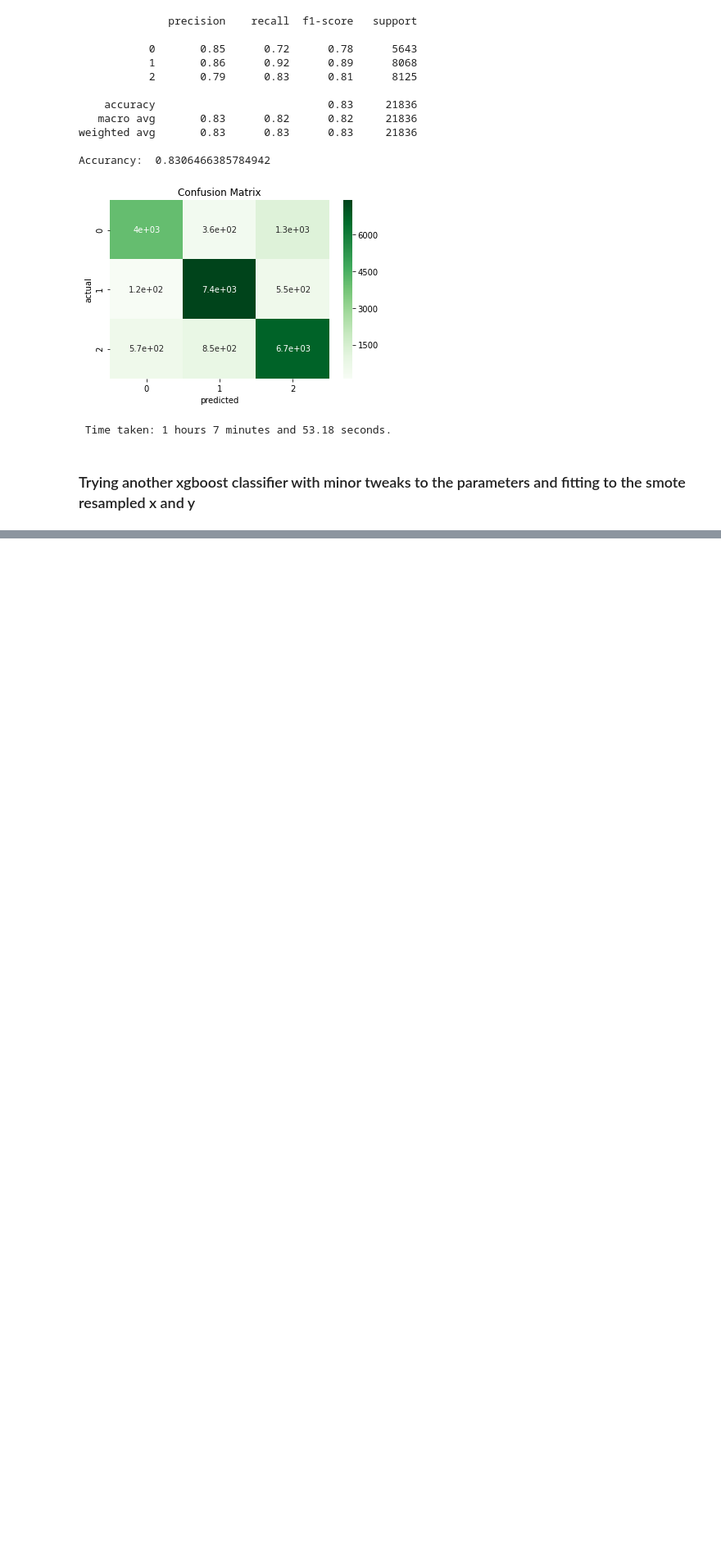
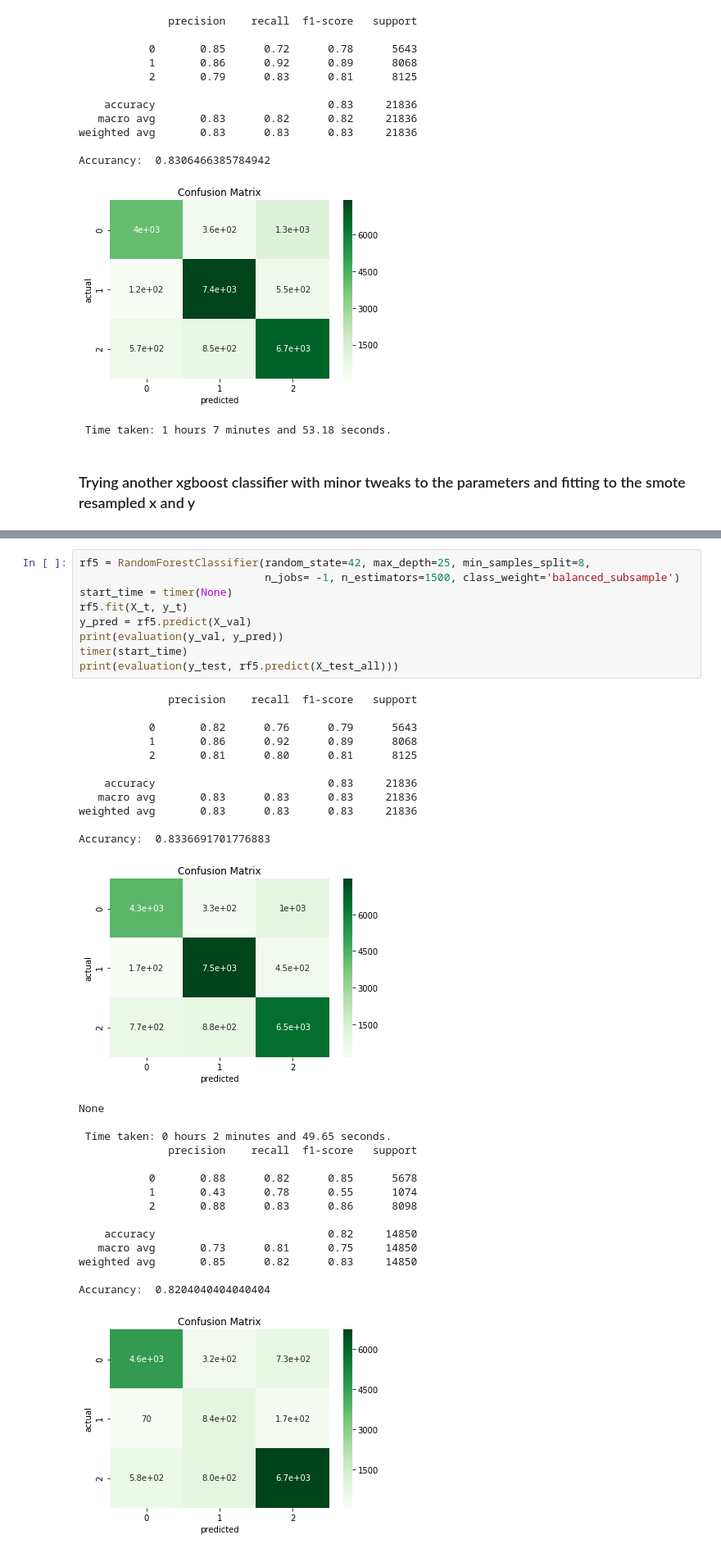
Before and after one commit to sydroth/tanzaniawellclassification, a Jupyter notebook: notebooks/03_jw_models.ipynb, the cells around one changed output, grey strips where cells are left out. Shown at 82% size. Saved outputs shown, nothing was run; the diff lists cells and outputs as text; blank space fills up the shorter version.

```diff
--- a/notebooks/03_jw_models.ipynb
+++ b/notebooks/03_jw_models.ipynb
@@ -528,0 +575,37 @@ KeyboardInterrupt:
+# %%
+rf5 = RandomForestClassifier(random_state=42, max_depth=25, min_samples_split=8,
+                             n_jobs= -1, n_estimators=1500, class_weight='balanced_subsample')
+start_time = timer(None)
+rf5.fit(X_t, y_t)
+y_pred = rf5.predict(X_val)
+print(evaluation(y_val, y_pred))
+timer(start_time)
+print(evaluation(y_test, rf5.predict(X_test_all)))
+# %% [output]
+              precision    recall  f1-score   support
+
+           0       0.82      0.76      0.79      5643
+           1       0.86      0.92      0.89      8068
+           2       0.81      0.80      0.81      8125
+
+    accuracy                           0.83     21836
+   macro avg       0.83      0.83      0.83     21836
+weighted avg       0.83      0.83      0.83     21836
+
+Accurancy:  0.8336691701776883
+[figure, added]
+None
+
+ Time taken: 0 hours 2 minutes and 49.65 seconds.
+              precision    recall  f1-score   support
+
+           0       0.88      0.82      0.85      5678
+           1       0.43      0.78      0.55      1074
+           2       0.88      0.83      0.86      8098
+
+    accuracy                           0.82     14850
+   macro avg       0.73      0.81      0.75     14850
+weighted avg       0.85      0.82      0.83     14850
+
+Accurancy:  0.8204040404040404
+[figure, added]
```
Also changed, not shown: parts of 15 cells of this notebook, 3 other files.
